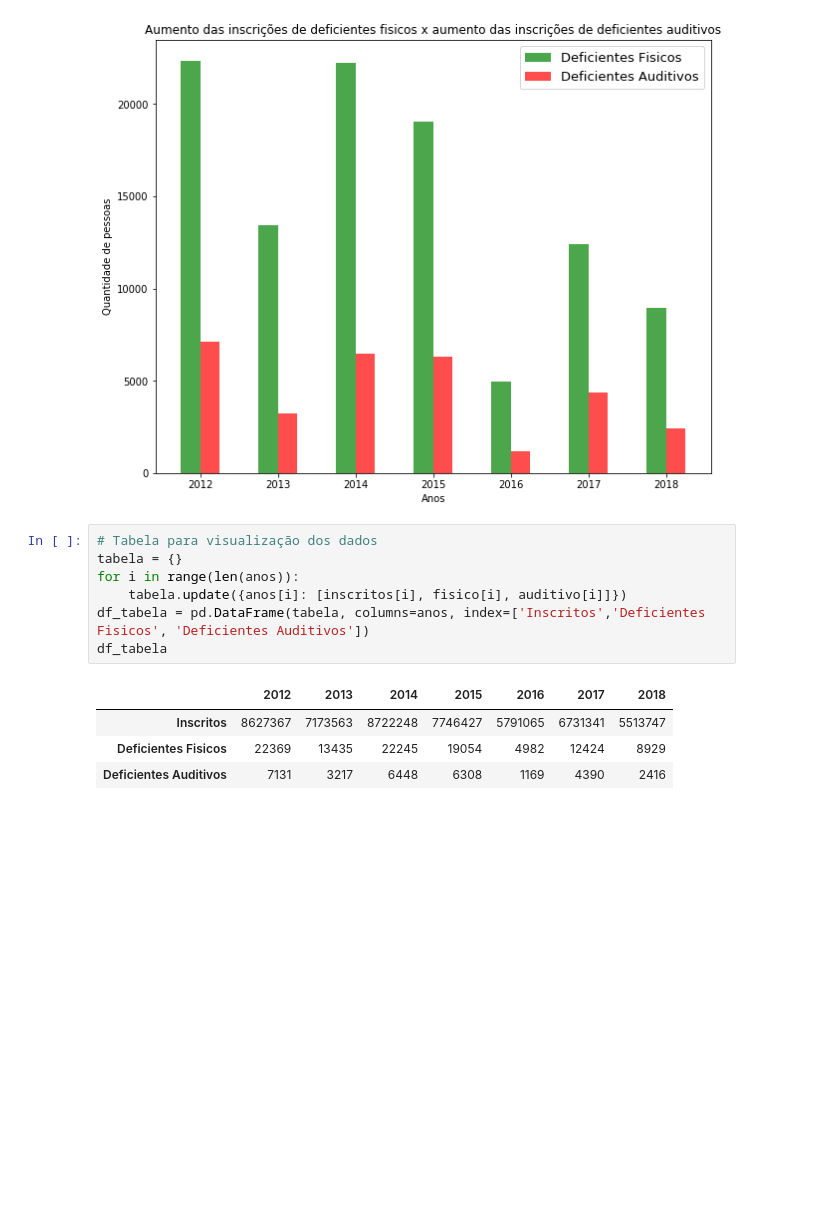
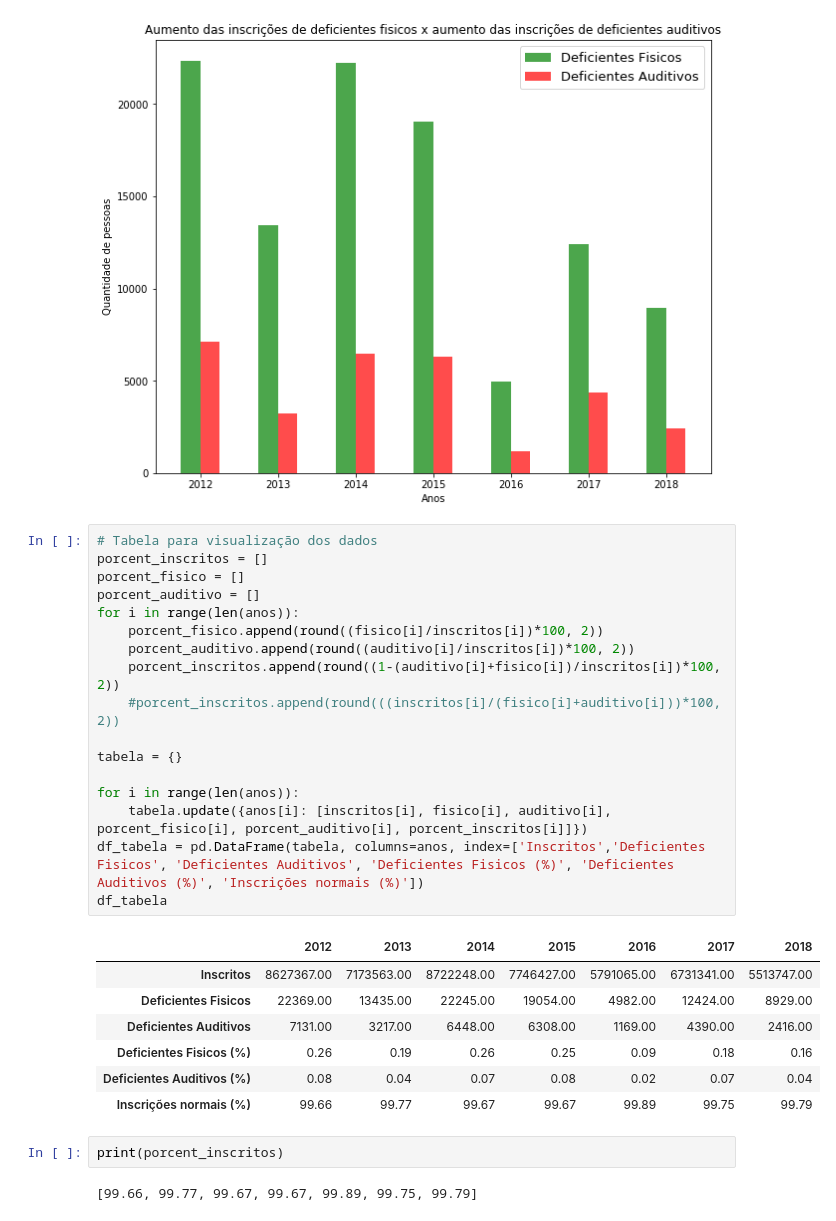
Before and after one commit to JVMedeiros/Analise-de-Dados-INEP, a Jupyter notebook: analise_dados_enem2012-2018.ipynb, the cells around one changed output. Cells and saved outputs as stored; diff of their text form; blank space fills up the shorter version.

```diff
--- a/analise_dados_enem2012-2018.ipynb
+++ b/analise_dados_enem2012-2018.ipynb
@@ -53,13 +53,30 @@ plt.show()
 [figure]
 # %%
 # Tabela para visualização dos dados
+porcent_inscritos = []
+porcent_fisico = []
+porcent_auditivo = []
+for i in range(len(anos)):
+    porcent_fisico.append(round((fisico[i]/inscritos[i])*100, 2))
+    porcent_auditivo.append(round((auditivo[i]/inscritos[i])*100, 2))
+    porcent_inscritos.append(round((1-(auditivo[i]+fisico[i])/inscritos[i])*100, 2))
+    #porcent_inscritos.append(round(((inscritos[i]/(fisico[i]+auditivo[i]))*100, 2))
+
 tabela = {}
+
 for i in range(len(anos)):
-    tabela.update({anos[i]: [inscritos[i], fisico[i], auditivo[i]]})
-df_tabela = pd.DataFrame(tabela, columns=anos, index=['Inscritos','Deficientes Fisicos', 'Deficientes Auditivos'])
+    tabela.update({anos[i]: [inscritos[i], fisico[i], auditivo[i], porcent_fisico[i], porcent_auditivo[i], porcent_inscritos[i]]})
+df_tabela = pd.DataFrame(tabela, columns=anos, index=['Inscritos','Deficientes Fisicos', 'Deficientes Auditivos', 'Deficientes Fisicos (%)', 'Deficientes Auditivos (%)', 'Inscrições normais (%)'])
 df_tabela
 # %% [output]
 |  | 2012 | 2013 | 2014 | 2015 | 2016 | 2017 | 2018 |
-| Inscritos | 8627367 | 7173563 | 8722248 | 7746427 | 5791065 | 6731341 | 5513747 |
-| Deficientes Fisicos | 22369 | 13435 | 22245 | 19054 | 4982 | 12424 | 8929 |
-| Deficientes Auditivos | 7131 | 3217 | 6448 | 6308 | 1169 | 4390 | 2416 |
+| Inscritos | 8627367.00 | 7173563.00 | 8722248.00 | 7746427.00 | 5791065.00 | 6731341.00 | 5513747.00 |
+| Deficientes Fisicos | 22369.00 | 13435.00 | 22245.00 | 19054.00 | 4982.00 | 12424.00 | 8929.00 |
+| Deficientes Auditivos | 7131.00 | 3217.00 | 6448.00 | 6308.00 | 1169.00 | 4390.00 | 2416.00 |
+| Deficientes Fisicos (%) | 0.26 | 0.19 | 0.26 | 0.25 | 0.09 | 0.18 | 0.16 |
+| Deficientes Auditivos (%) | 0.08 | 0.04 | 0.07 | 0.08 | 0.02 | 0.07 | 0.04 |
+| Inscrições normais (%) | 99.66 | 99.77 | 99.67 | 99.67 | 99.89 | 99.75 | 99.79 |
+# %%
+print(porcent_inscritos)
+# %% [output]
+[99.66, 99.77, 99.67, 99.67, 99.89, 99.75, 99.79]
```
